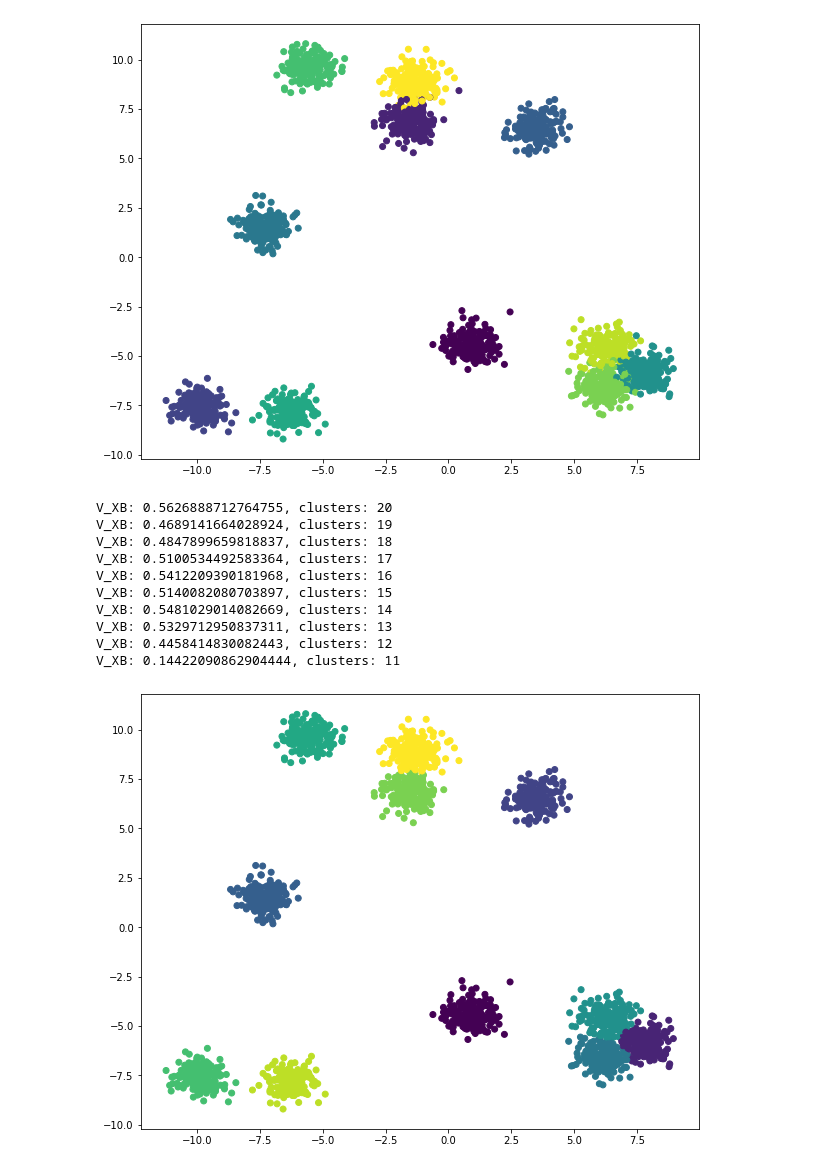
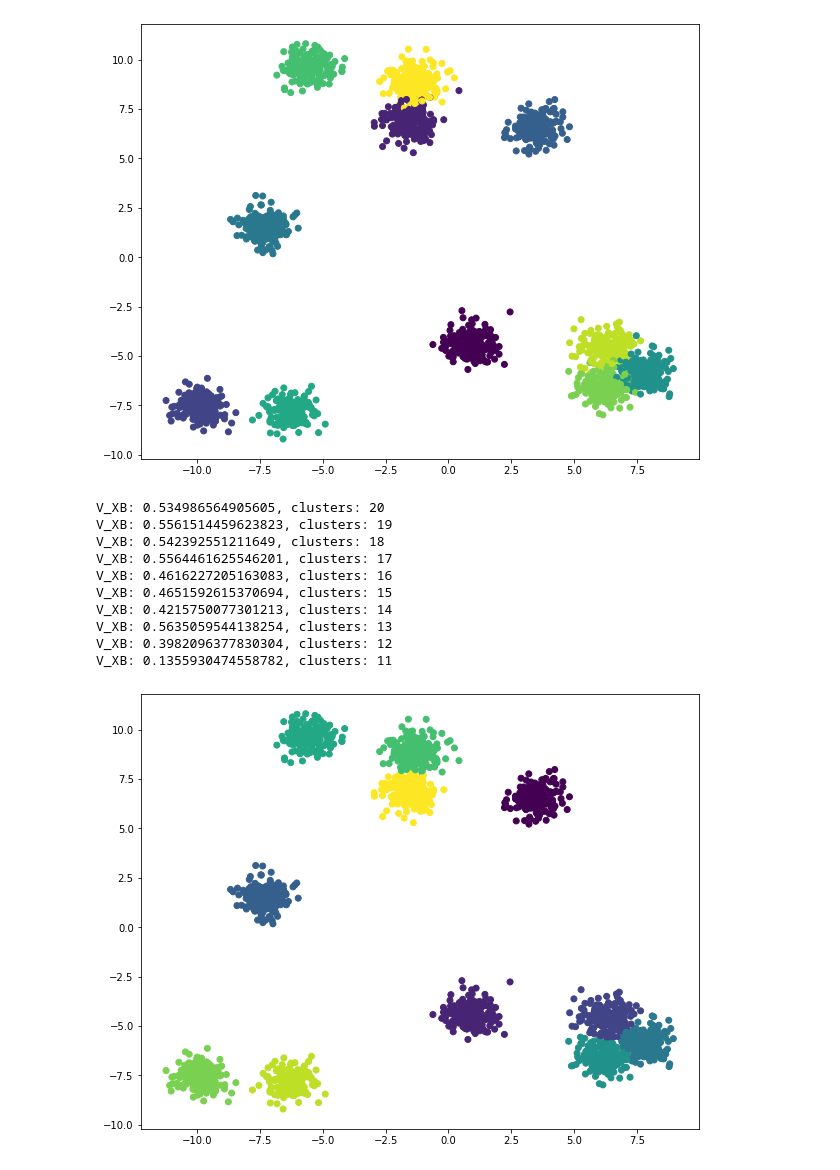
Before and after one commit to Mruzik1/EA-Ac-FCM-Implementation, a Jupyter notebook: main.ipynb, the cells around one changed output. Saved outputs shown, nothing was run; the diff lists cells and outputs as text; code cells hidden in the pictures.

Commit message:
started experimenting with images, started making a PSO algo

```diff
--- a/main.ipynb
+++ b/main.ipynb
@@ -17,16 +17,16 @@ plot_datapoints(X, y)
 [figure]
 # %%
 ac_fcm = AcFCM(X, 20)
-plot_datapoints(X, np.argmax(ac_fcm.run(eps=0.04)[0], axis=1))
+plot_datapoints(X, np.argmax(ac_fcm.run(eps=0.025)[0], axis=1))
 # %% [output]
-V_XB: 0.5626888712764755, clusters: 20
-V_XB: 0.4689141664028924, clusters: 19
-V_XB: 0.4847899659818837, clusters: 18
-V_XB: 0.5100534492583364, clusters: 17
-V_XB: 0.5412209390181968, clusters: 16
-V_XB: 0.5140082080703897, clusters: 15
-V_XB: 0.5481029014082669, clusters: 14
-V_XB: 0.5329712950837311, clusters: 13
-V_XB: 0.4458414830082443, clusters: 12
-V_XB: 0.14422090862904444, clusters: 11
+V_XB: 0.534986564905605, clusters: 20
+V_XB: 0.5561514459623823, clusters: 19
+V_XB: 0.542392551211649, clusters: 18
+V_XB: 0.5564461625546201, clusters: 17
+V_XB: 0.4616227205163083, clusters: 16
+V_XB: 0.4651592615370694, clusters: 15
+V_XB: 0.4215750077301213, clusters: 14
+V_XB: 0.5635059544138254, clusters: 13
+V_XB: 0.3982096377830304, clusters: 12
+V_XB: 0.1355930474558782, clusters: 11
-[figure, old version]
+[figure, new version]
```
Also changed, not shown: 6 other files.
